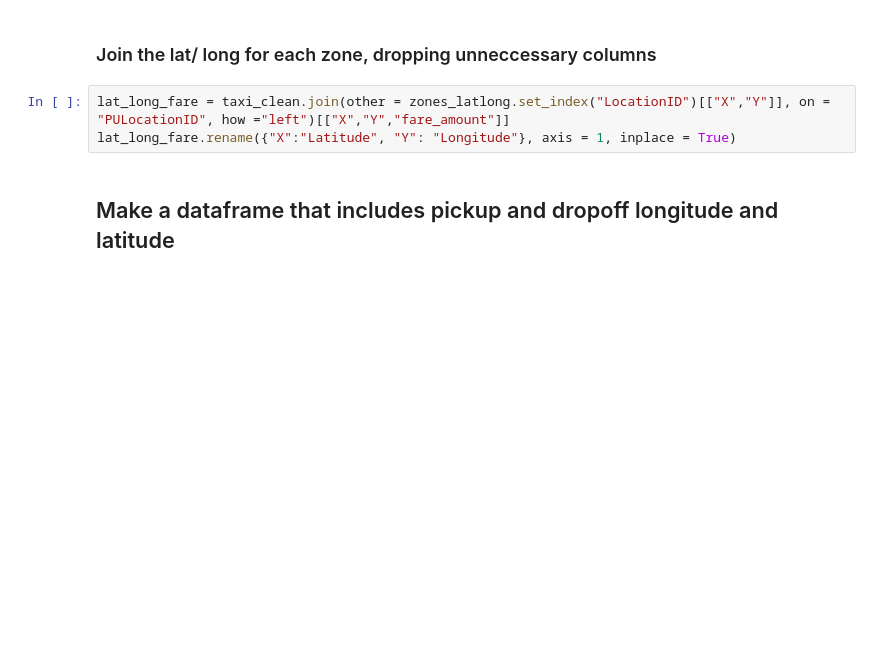
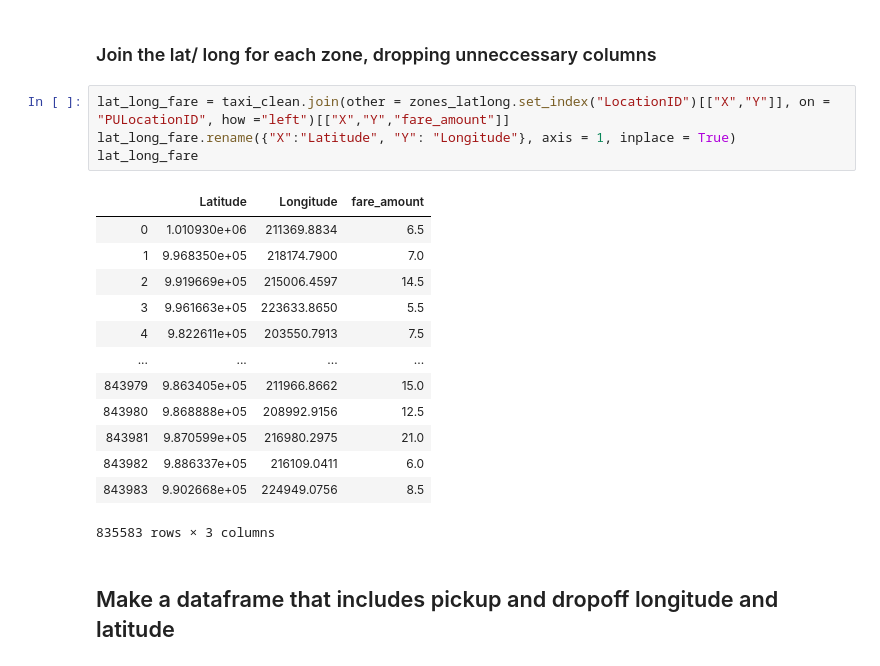
Before and after one commit to JacobHelwig/Fare-Prediction, a Jupyter notebook: Taxi Exploration.ipynb, the cells around one changed output. Drawn from its saved outputs; the diff is of its cells as text; blank space fills up the shorter version.

```diff
--- a/Taxi Exploration.ipynb
+++ b/Taxi Exploration.ipynb
@@ -250,6 +362,21 @@ zones_latlong.head()
 # %%
 lat_long_fare = taxi_clean.join(other = zones_latlong.set_index("LocationID")[["X","Y"]], on = "PULocationID", how ="left")[["X","Y","fare_amount"]]
 lat_long_fare.rename({"X":"Latitude", "Y": "Longitude"}, axis = 1, inplace = True)
+lat_long_fare
+# %% [output]
+|  | Latitude | Longitude | fare_amount |
+| 0 | 1.010930e+06 | 211369.8834 | 6.5 |
+| 1 | 9.968350e+05 | 218174.7900 | 7.0 |
+| 2 | 9.919669e+05 | 215006.4597 | 14.5 |
+| 3 | 9.961663e+05 | 223633.8650 | 5.5 |
+| 4 | 9.822611e+05 | 203550.7913 | 7.5 |
+| ... | ... | ... | ... |
+| 843979 | 9.863405e+05 | 211966.8662 | 15.0 |
+| 843980 | 9.868888e+05 | 208992.9156 | 12.5 |
+| 843981 | 9.870599e+05 | 216980.2975 | 21.0 |
+| 843982 | 9.886337e+05 | 216109.0411 | 6.0 |
+| 843983 | 9.902668e+05 | 224949.0756 | 8.5 |
+835583 rows × 3 columns
 # %% [markdown]
 ## Make a dataframe that includes pickup and dropoff longitude and latitude
 # %%
```
Also changed, not shown: parts of 21 cells of this notebook.
